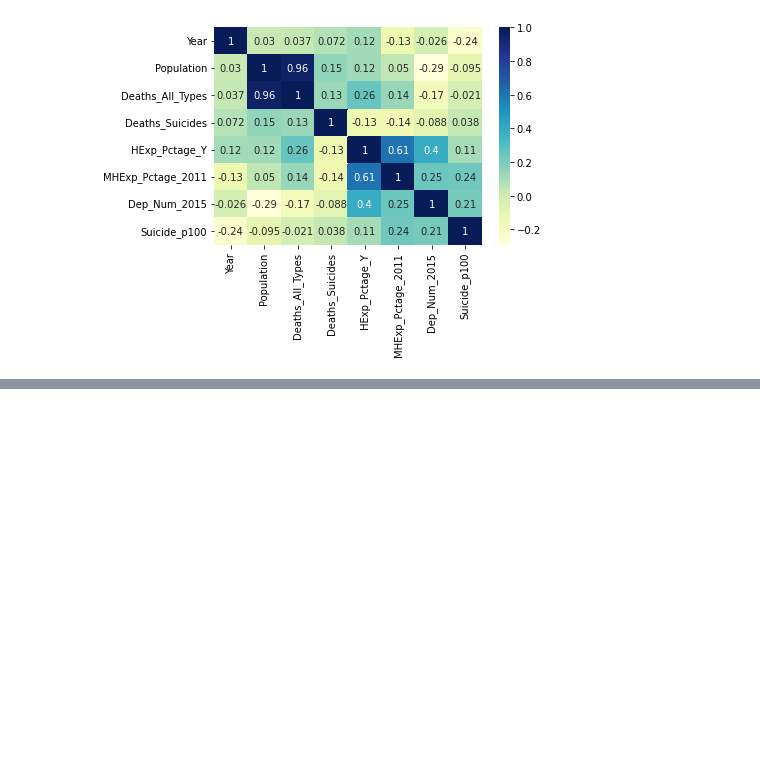
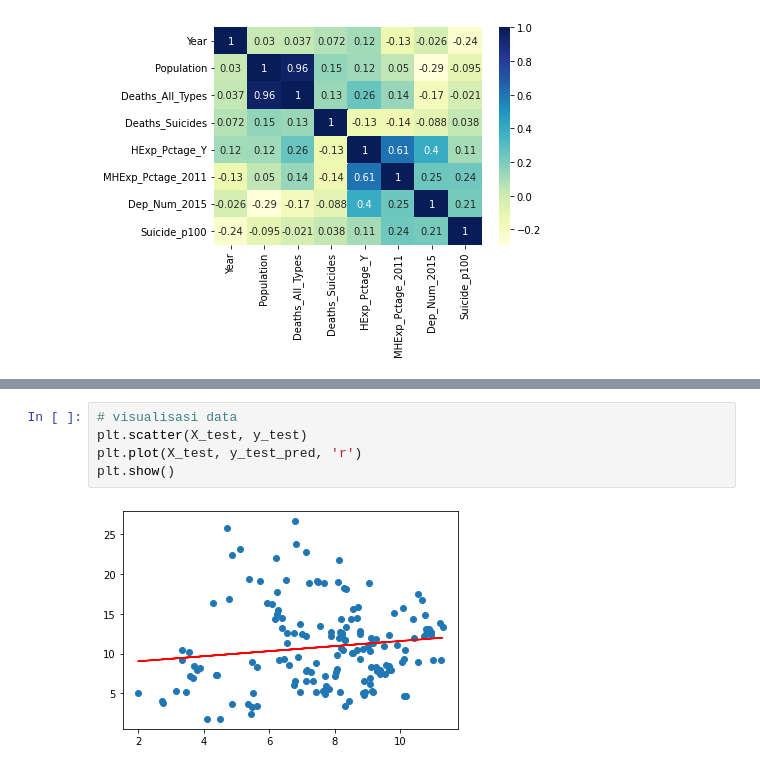
Before and after one commit to hhidayatinc/Machine_Learning, a Jupyter notebook: Kuis1_HidayatiNurChasanah.ipynb, the cells around one changed output, grey strips where cells are left out. Drawn from its saved outputs; the diff is of its cells as text; blank space fills up the shorter version.

```diff
--- a/Kuis1_HidayatiNurChasanah.ipynb
+++ b/Kuis1_HidayatiNurChasanah.ipynb
@@ -70,0 +177,7 @@ plt.show()
+# %%
+# visualisasi data
+plt.scatter(X_test, y_test)
+plt.plot(X_test, y_test_pred, 'r')
+plt.show()
+# %% [output]
+[figure, added]
```
Also changed, not shown: parts of 8 cells of this notebook.
